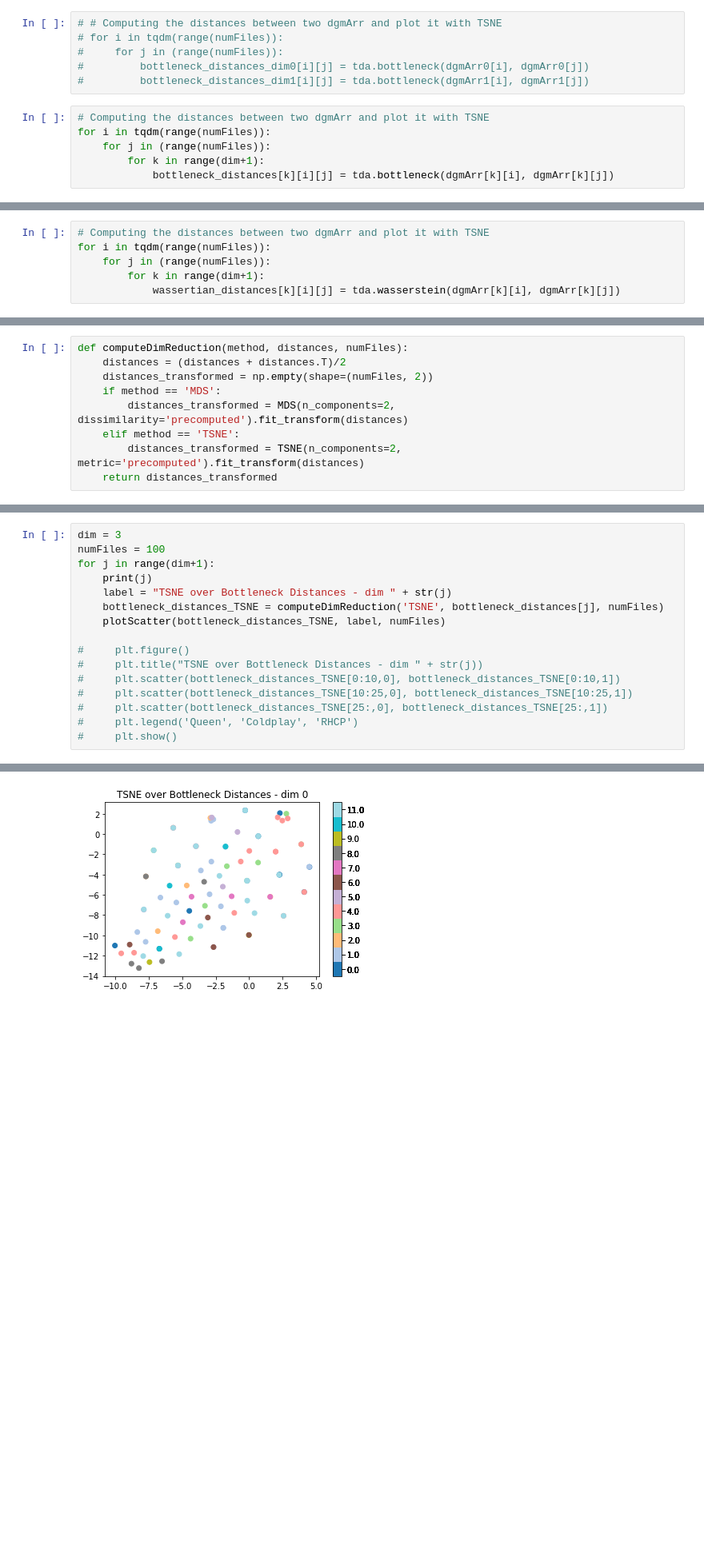
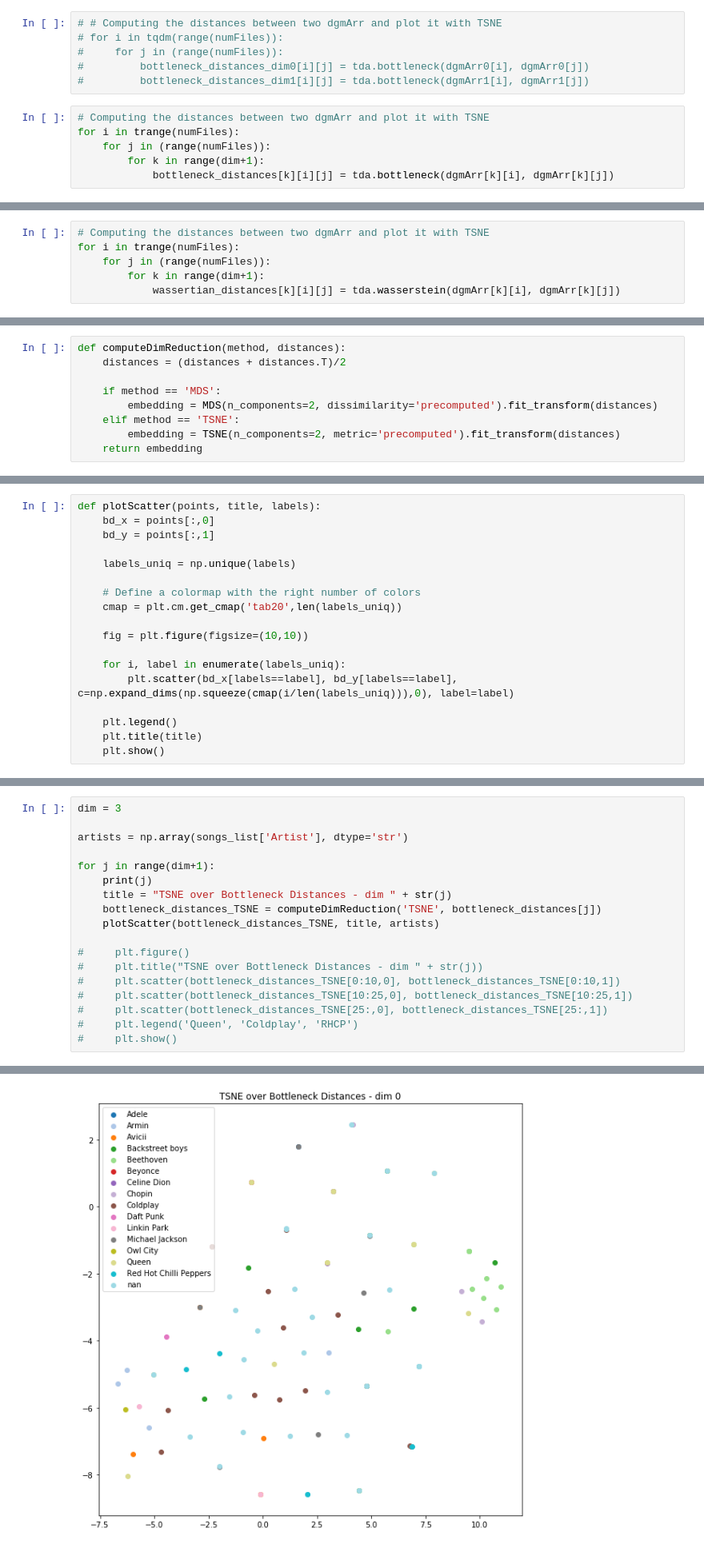
Before and after one commit to yashgangrade09/Topology-of-Music, a Jupyter notebook: main.ipynb, the cells around one changed output, grey strips where cells are left out. Shown at 80% size. Drawn from its saved outputs; the diff is of its cells as text; blank space fills up the shorter version.

Commit message:
Fixed labels and stuff.

```diff
--- a/main.ipynb
+++ b/main.ipynb
@@ -216,7 +190,7 @@ for i in tqdm(range(1, numFiles + 1)):
 #         bottleneck_distances_dim1[i][j] = tda.bottleneck(dgmArr1[i], dgmArr1[j])
 # %%
 # Computing the distances between two dgmArr and plot it with TSNE
-for i in tqdm(range(numFiles)):
+for i in trange(numFiles):
     for j in (range(numFiles)):
         for k in range(dim+1):
             bottleneck_distances[k][i][j] = tda.bottleneck(dgmArr[k][i], dgmArr[k][j])
@@ -224,18 +198,18 @@ for i in tqdm(range(numFiles)):
 [interactive output not drawn]
 # %%
 # Computing the distances between two dgmArr and plot it with TSNE
-for i in tqdm(range(numFiles)):
+for i in trange(numFiles):
     for j in (range(numFiles)):
         for k in range(dim+1):
             wassertian_distances[k][i][j] = tda.wasserstein(dgmArr[k][i], dgmArr[k][j])
 # %% [output]
 [interactive output not drawn]
 # %%
-def computeDimReduction(method, distances, numFiles):
+def computeDimReduction(method, distances):
     distances = (distances + distances.T)/2
-    distances_transformed = np.empty(shape=(numFiles, 2))
+
     if method == 'MDS':
-        distances_transformed = MDS(n_components=2, dissimilarity='precomputed').fit_transform(distances)
+        embedding = MDS(n_components=2, dissimilarity='precomputed').fit_transform(distances)
     elif method == 'TSNE':
-        distances_transformed = TSNE(n_components=2, metric='precomputed').fit_transform(distances)
-    return distances_transformed
+        embedding = TSNE(n_components=2, metric='precomputed').fit_transform(distances)
+    return embedding
@@ -291,3 +216,21 @@ def plotScatter(distances, measure, numFiles):
+# %%
+def plotScatter(points, title, labels):
+    bd_x = points[:,0]
+    bd_y = points[:,1]
+
+    labels_uniq = np.unique(labels)
+
+    # Define a colormap with the right number of colors
+    cmap = plt.cm.get_cmap('tab20',len(labels_uniq))
+
+    fig = plt.figure(figsize=(10,10))
+
+    for i, label in enumerate(labels_uniq):
+        plt.scatter(bd_x[labels==label], bd_y[labels==label], c=np.expand_dims(np.squeeze(cmap(i/len(labels_uniq))),0), label=label)
+
+    plt.legend()
+    plt.title(title)
+    plt.show()
 # %%
 bottleneck_distances, wassertian_distances = getDistances()
 # %% [output]
@@ -296,21 +239,23 @@ bottleneck_distances, wassertian_distances = getDistances()
 [interactive output not drawn]
 # %%
 dim = 3
-numFiles = 100
+
+artists = np.array(songs_list['Artist'], dtype='str')
+
 for j in range(dim+1):
     print(j)
-    label = "TSNE over Bottleneck Distances - dim " + str(j)
-    bottleneck_distances_TSNE = computeDimReduction('TSNE', bottleneck_distances[j], numFiles)
-    plotScatter(bottleneck_distances_TSNE, label, numFiles)
+    title = "TSNE over Bottleneck Distances - dim " + str(j)
+    bottleneck_distances_TSNE = computeDimReduction('TSNE', bottleneck_distances[j])
+    plotScatter(bottleneck_distances_TSNE, title, artists)
 
 #     plt.figure()
 #     plt.title("TSNE over Bottleneck Distances - dim " + str(j))
 #     plt.scatter(bottleneck_distances_TSNE[0:10,0], bottleneck_distances_TSNE[0:10,1])
 #     plt.scatter(bottleneck_distances_TSNE[10:25,0], bottleneck_distances_TSNE[10:25,1])
 #     plt.scatter(bottleneck_distances_TSNE[25:,0], bottleneck_distances_TSNE[25:,1])
 #     plt.legend('Queen', 'Coldplay', 'RHCP')
 #     plt.show()
 # %% [output]
 0
-[figure, old version]
+[figure, new version]
 1
```
Also changed, not shown: parts of 13 cells of this notebook, 1 other file.
